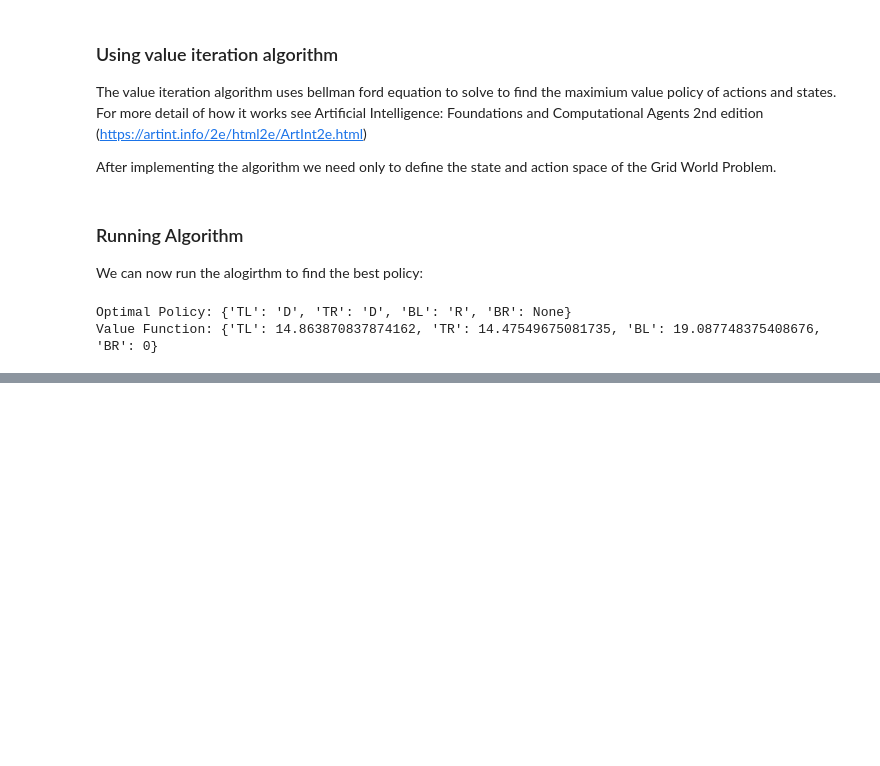
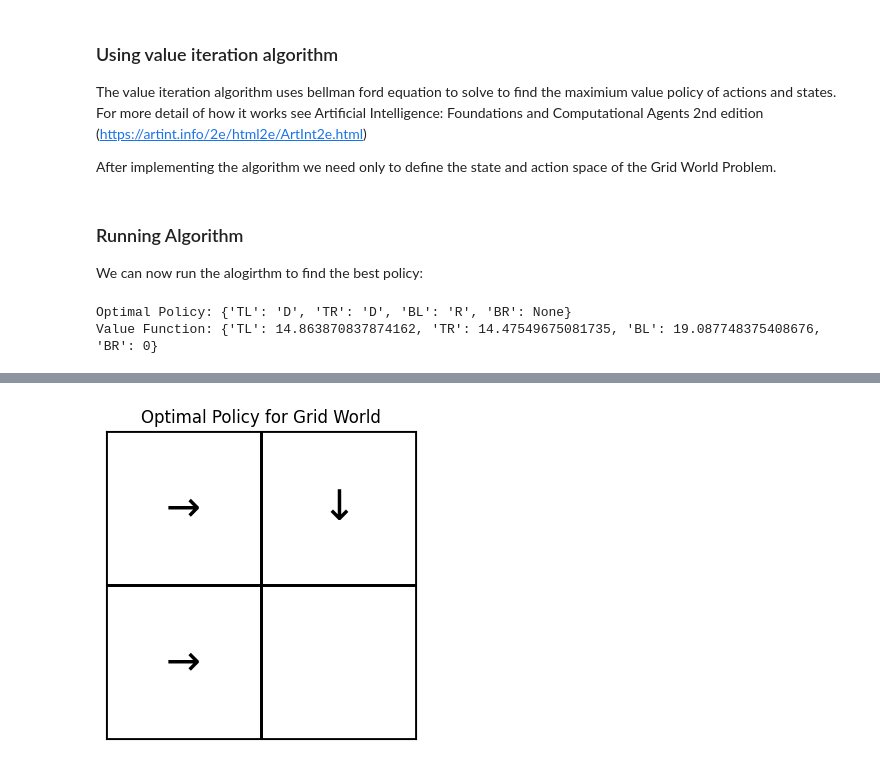
Before and after one commit to Jay-Sty/Stor609cw2, a Jupyter notebook: VIA/grid_world_problem.ipynb, the cells around one changed output, grey strips where cells are left out. Drawn from its saved outputs; the diff is of its cells as text; code cells hidden in the pictures; blank space fills up the shorter version.

```diff
--- a/VIA/grid_world_problem.ipynb
+++ b/VIA/grid_world_problem.ipynb
@@ -80,0 +148,36 @@ If in state bottom left take no action as it is terminating state.
+# %%
+import matplotlib.pyplot as plt
+
+# Example policy returned from your Grid World
+#policy #= {'TL':'R', 'TR':'D', 'BL':'R', 'BR':'-'}  # '-' = terminal
+
+# Map actions to arrow directions
+arrow_map = {'U':'↑', 'D':'↓', 'L':'←', 'R':'→', '-':''}
+
+# 2x2 grid layout
+states = [['TL', 'TR'],
+          ['BL', 'BR']]
+
+fig, ax = plt.subplots(figsize=(4,4))
+
+# Draw grid
+for i in range(2):
+    for j in range(2):
+        ax.add_patch(plt.Rectangle((j, 1-i), 1, 1, fill=False, edgecolor='black', linewidth=2))
+
+# Put arrows for policy
+for i in range(2):
+    for j in range(2):
+        s = states[i][j]
+        action = policy[s]
+        ax.text(j+0.5, 1-i+0.5, arrow_map[action], ha='center', va='center', fontsize=30)
+
+# Set limits and remove ticks
+ax.set_xlim(0, 2)
+ax.set_ylim(0, 2)
+ax.set_xticks([])
+ax.set_yticks([])
+ax.set_title("Optimal Policy for Grid World")
+plt.show()
+# %% [output]
+[figure, added]
```
Also changed, not shown: parts of 4 cells of this notebook, 3 other files.
